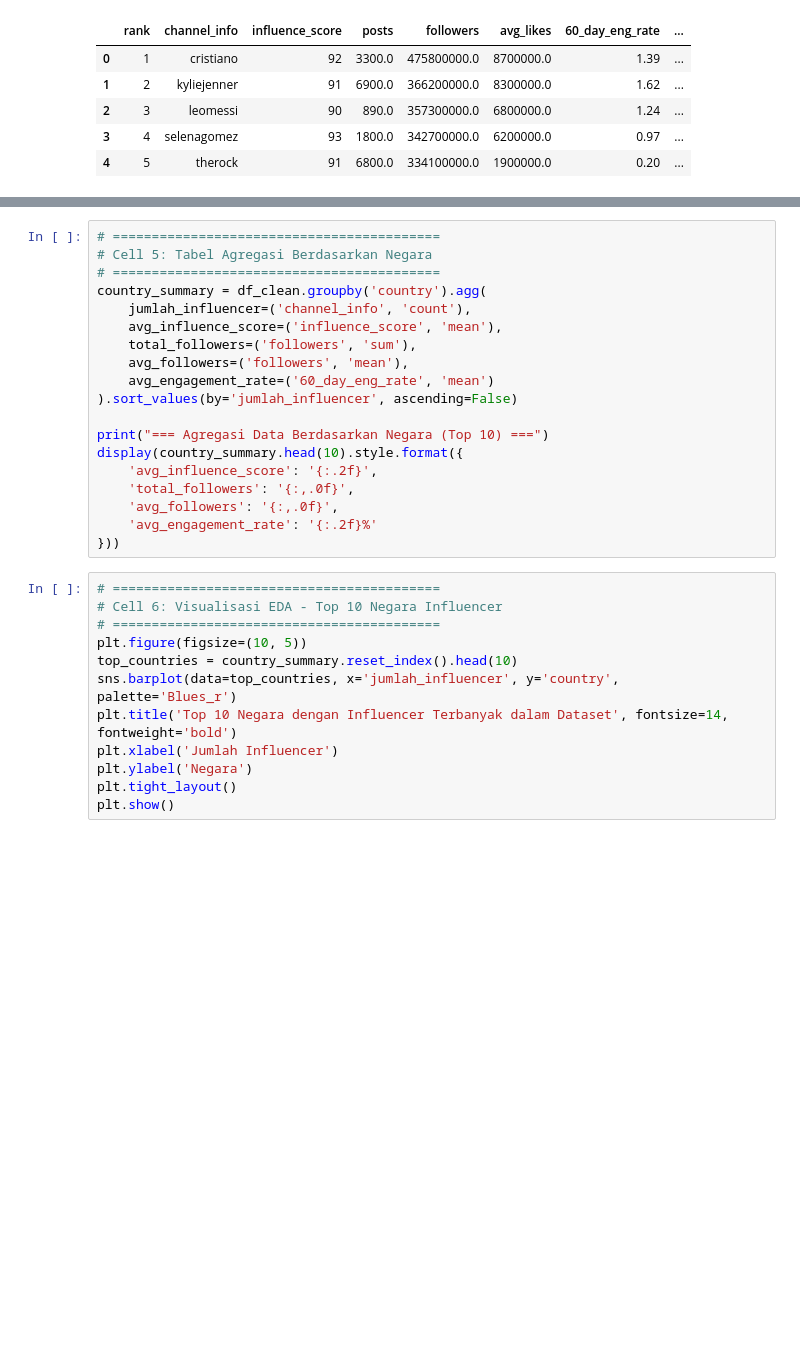
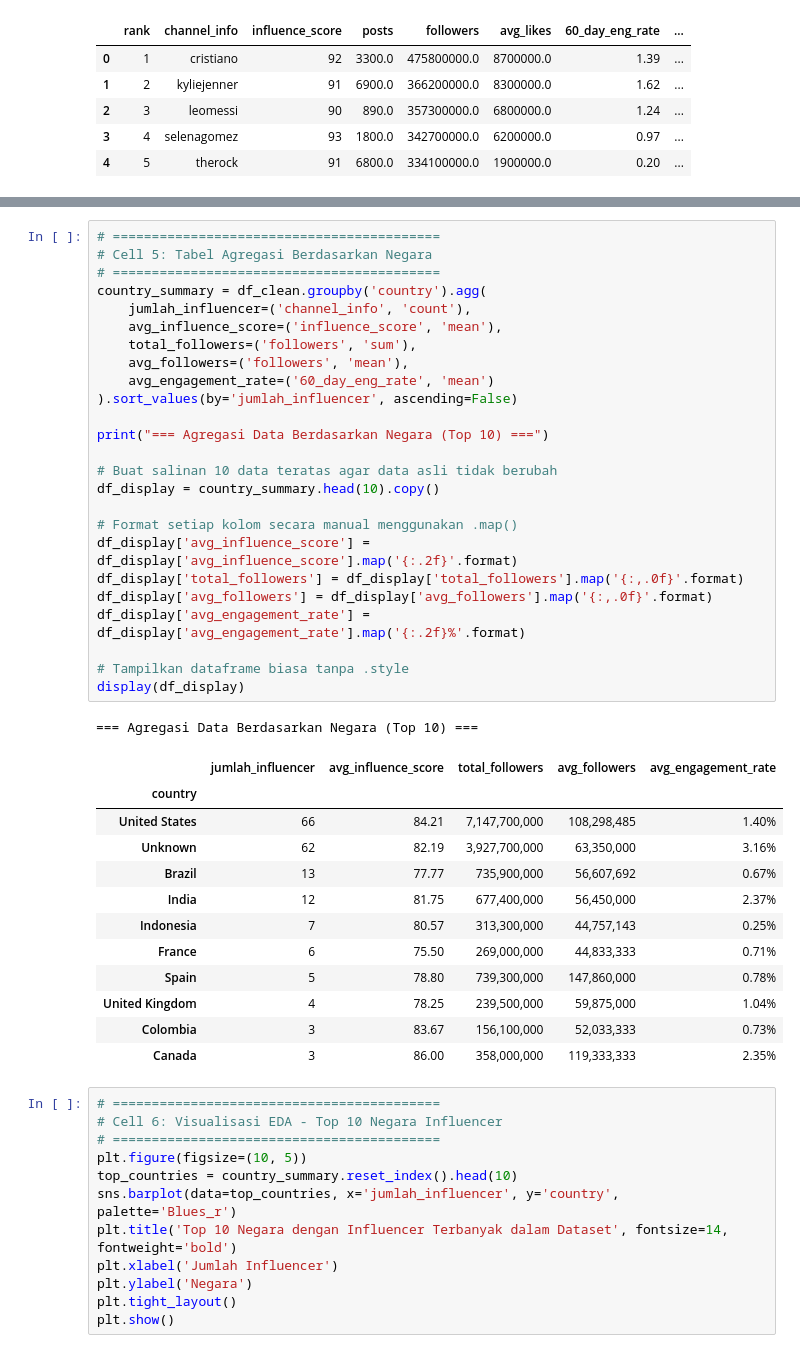
Before and after one commit to mutazalghaniy-byte/DASHBOARD, a Jupyter notebook: 02_CLEANING.ipynb, the cells around one changed output, grey strips where cells are left out. Drawn from its saved outputs; the diff is of its cells as text; blank space fills up the shorter version.

```diff
--- a/02_CLEANING.ipynb
+++ b/02_CLEANING.ipynb
@@ -138,22 +153,42 @@ AttributeError: 'DataFrame' object has no attribute 'format'
 # %%
 # ==========================================
 # Cell 5: Tabel Agregasi Berdasarkan Negara
 # ==========================================
 country_summary = df_clean.groupby('country').agg(
     jumlah_influencer=('channel_info', 'count'),
     avg_influence_score=('influence_score', 'mean'),
     total_followers=('followers', 'sum'),
     avg_followers=('followers', 'mean'),
     avg_engagement_rate=('60_day_eng_rate', 'mean')
 ).sort_values(by='jumlah_influencer', ascending=False)
 
 print("=== Agregasi Data Berdasarkan Negara (Top 10) ===")
-display(country_summary.head(10).style.format({
-    'avg_influence_score': '{:.2f}',
-    'total_followers': '{:,.0f}',
-    'avg_followers': '{:,.0f}',
-    'avg_engagement_rate': '{:.2f}%'
-}))
+
+# Buat salinan 10 data teratas agar data asli tidak berubah
+df_display = country_summary.head(10).copy()
+
+# Format setiap kolom secara manual menggunakan .map()
+df_display['avg_influence_score'] = df_display['avg_influence_score'].map('{:.2f}'.format)
+df_display['total_followers'] = df_display['total_followers'].map('{:,.0f}'.format)
+df_display['avg_followers'] = df_display['avg_followers'].map('{:,.0f}'.format)
+df_display['avg_engagement_rate'] = df_display['avg_engagement_rate'].map('{:.2f}%'.format)
+
+# Tampilkan dataframe biasa tanpa .style
+display(df_display)
+# %% [output]
+=== Agregasi Data Berdasarkan Negara (Top 10) ===
+|  | jumlah_influencer | avg_influence_score | total_followers | avg_followers | avg_engagement_rate |
+| country |  |  |  |  |  |
+| United States | 66 | 84.21 | 7,147,700,000 | 108,298,485 | 1.40% |
+| Unknown | 62 | 82.19 | 3,927,700,000 | 63,350,000 | 3.16% |
+| Brazil | 13 | 77.77 | 735,900,000 | 56,607,692 | 0.67% |
+| India | 12 | 81.75 | 677,400,000 | 56,450,000 | 2.37% |
+| Indonesia | 7 | 80.57 | 313,300,000 | 44,757,143 | 0.25% |
+| France | 6 | 75.50 | 269,000,000 | 44,833,333 | 0.71% |
+| Spain | 5 | 78.80 | 739,300,000 | 147,860,000 | 0.78% |
+| United Kingdom | 4 | 78.25 | 239,500,000 | 59,875,000 | 1.04% |
+| Colombia | 3 | 83.67 | 156,100,000 | 52,033,333 | 0.73% |
+| Canada | 3 | 86.00 | 358,000,000 | 119,333,333 | 2.35% |
 # %%
 # ==========================================
 # Cell 6: Visualisasi EDA - Top 10 Negara Influencer
```
Also changed, not shown: parts of 2 cells of this notebook.
